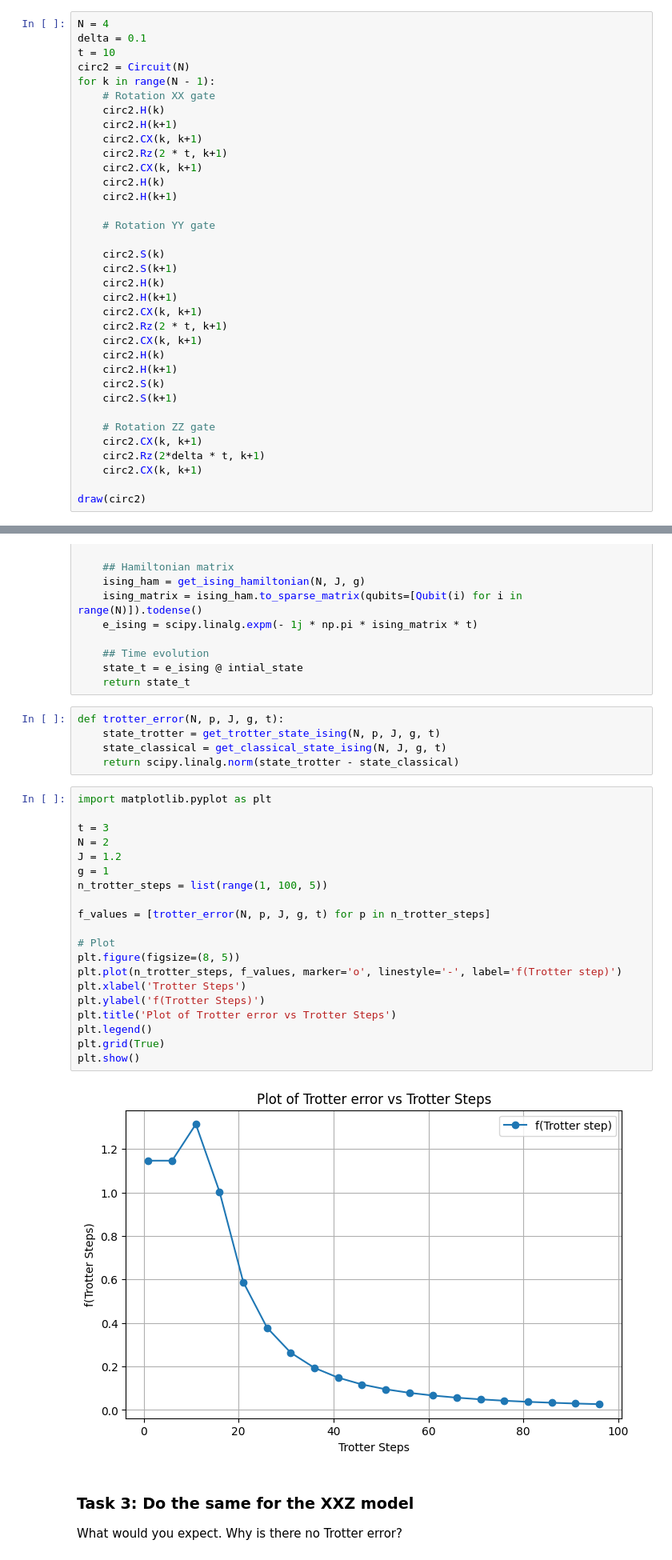
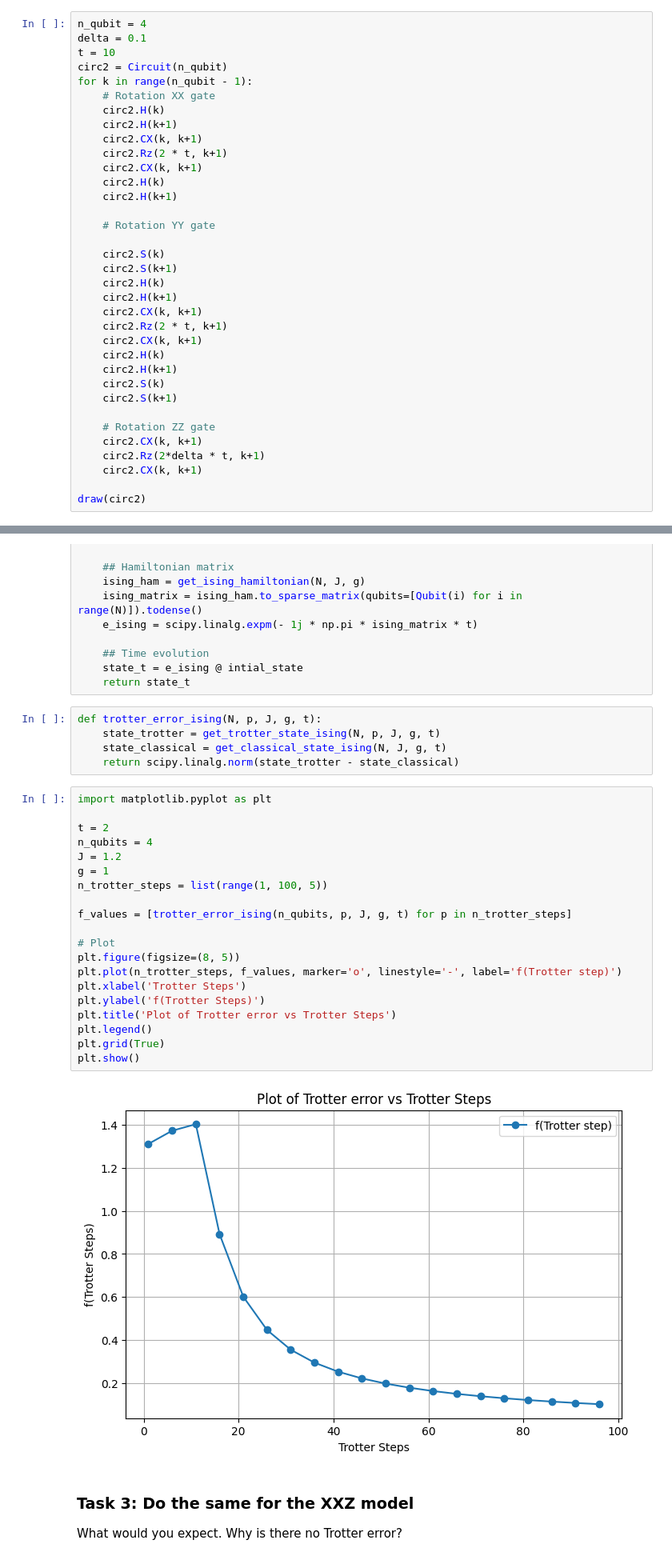
Before and after one commit to SiruLee/2025-Quantinuum, a Jupyter notebook: notebooks/hamiltonian_simulation.ipynb, the cells around one changed output, grey strips where cells are left out. Shown: that part at 80% size. Drawn from its saved outputs; the diff is of its cells as text.

```diff
--- a/notebooks/hamiltonian_simulation.ipynb
+++ b/notebooks/hamiltonian_simulation.ipynb
@@ -235,11 +234,11 @@ Hints:
 - Alternatively, the two qubit gates $e^{-\alpha X^{(i)} X^{(j)}}$ and $e^{-\alpha Y^{(i)} Y^{(j)}}$ can be implemented in pytket via `XXPhase` and `YYPhase`.
 - Or you can also use pytket's `TK2` gate which implements and arbitrary angle SU(4) gate [x].
 # %%
-N = 4
+n_qubit = 4
 delta = 0.1
 t = 10
-circ2 = Circuit(N)
-for k in range(N - 1):
+circ2 = Circuit(n_qubit)
+for k in range(n_qubit - 1):
     # Rotation XX gate
     circ2.H(k)
     circ2.H(k+1)
@@ -401,32 +400,32 @@ def get_classical_state_ising(N, J, g, t):
     state_t = e_ising @ intial_state
     return state_t
 # %%
-def trotter_error(N, p, J, g, t):
+def trotter_error_ising(N, p, J, g, t):
     state_trotter = get_trotter_state_ising(N, p, J, g, t)
     state_classical = get_classical_state_ising(N, J, g, t)
     return scipy.linalg.norm(state_trotter - state_classical)
 # %%
 import matplotlib.pyplot as plt
 
-t = 3
-N = 2
+t = 2
+n_qubits = 4
 J = 1.2
 g = 1
 n_trotter_steps = list(range(1, 100, 5))
 
-f_values = [trotter_error(N, p, J, g, t) for p in n_trotter_steps]
+f_values = [trotter_error_ising(n_qubits, p, J, g, t) for p in n_trotter_steps]
 
 # Plot
 plt.figure(figsize=(8, 5))
 plt.plot(n_trotter_steps, f_values, marker='o', linestyle='-', label='f(Trotter step)')
 plt.xlabel('Trotter Steps')
 plt.ylabel('f(Trotter Steps)')
 plt.title('Plot of Trotter error vs Trotter Steps')
 plt.legend()
 plt.grid(True)
 plt.show()
 # %% [output]
-[figure, old version]
+[figure, new version]
 # %% [markdown]
 ### Task 3: Do the same for the XXZ model
 
```
Also changed, not shown: parts of 3 cells of this notebook.
